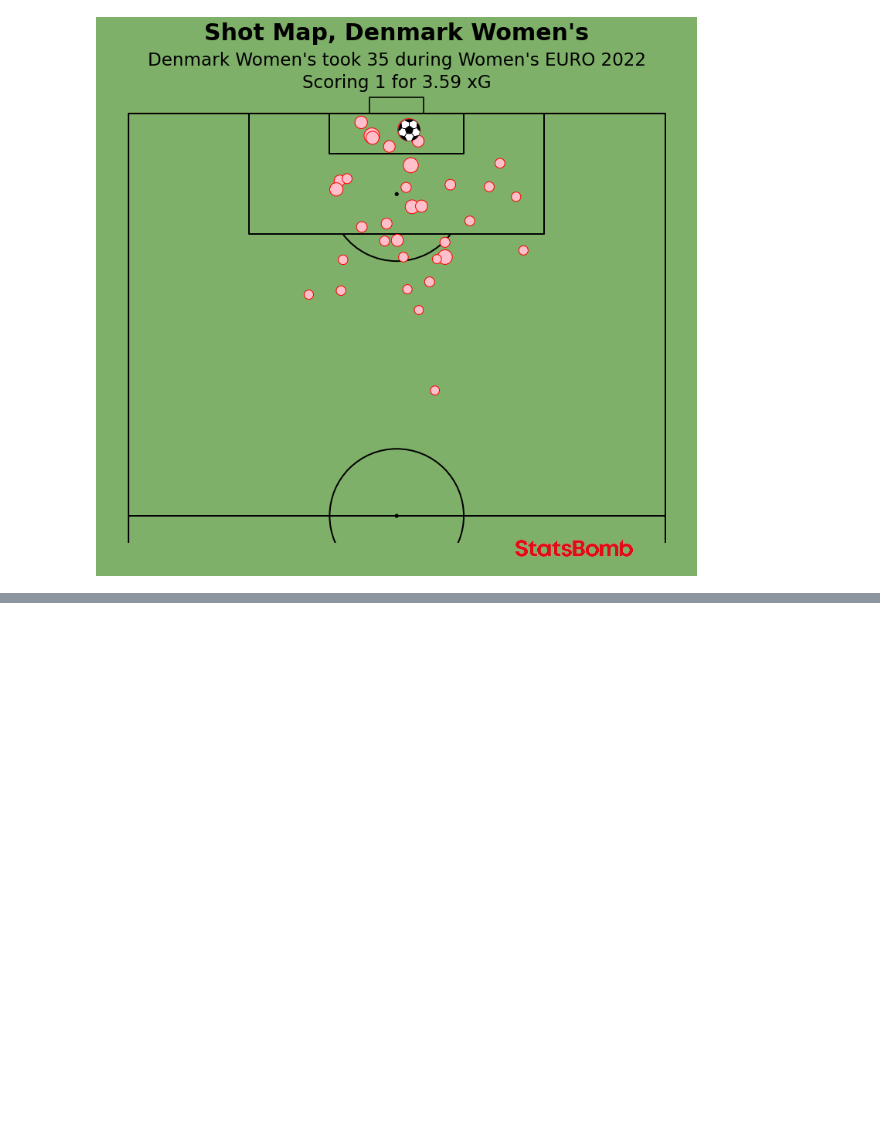
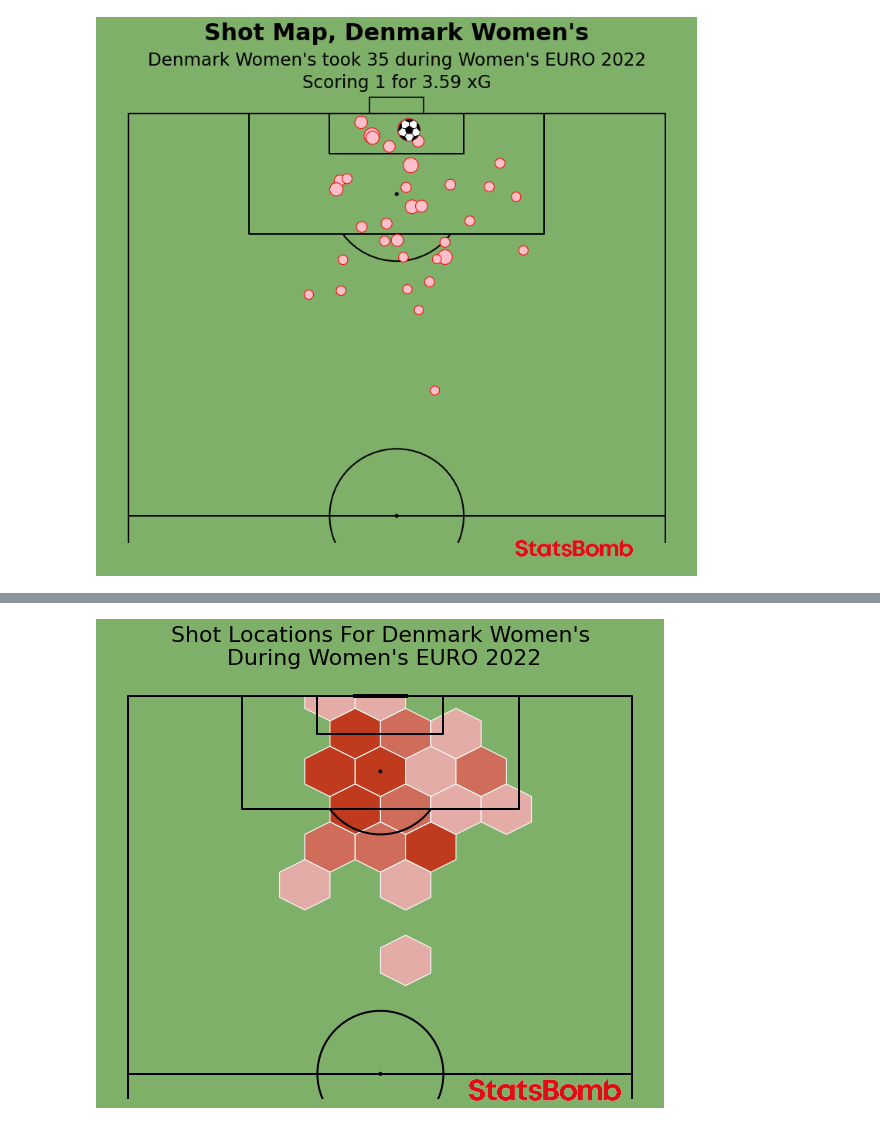
Before and after one commit to AugustSteff/Data-Analysis-in-football, a Jupyter notebook: Womens_euro_2022_analysis/all_denmarks_matches/Denmark All Matches W Euro 2022.ipynb, the cells around one changed output, grey strips where cells are left out. Cells and saved outputs as stored; diff of their text form; code cells hidden in the pictures; blank space fills up the shorter version.

```diff
--- a/Womens_euro_2022_analysis/all_denmarks_matches/Denmark All Matches W Euro 2022.ipynb
+++ b/Womens_euro_2022_analysis/all_denmarks_matches/Denmark All Matches W Euro 2022.ipynb
@@ -144,3 +166,21 @@ Text(0.5, 0.6, "Most of Denmark Women's where from within the box")
+# %%
+pitch = VerticalPitch(line_color='#000009',half=True, line_zorder=2, pitch_color=pitchColor)
+fig, ax = pitch.draw(figsize=(8, 10))
+fig.set_facecolor(pitchColor)
+
+hexmap = pitch.hexbin(shots.x, shots.y, ax=ax, edgecolors='#f4f4f4',
+                      gridsize=(10, 10), cmap=flamingo_cmap)
+
+ax.set_title(f"Shot Locations For {teamName}\n During {tournament}",
+             fontsize=22, color=textColor)
+
+ax3 = fig.add_axes([0.65, 0.20, 0.27, 0.03])
+ax3.axis('off')
+ax3.imshow(im)
+
+#plt.savefig(f'viz/Shot Locations for {teamName} In {tournament}, Hexgrid', dpi=300, bbox_inches='tight')
+# %% [output]
+[figure, added]
 # %%
 crosses = dfTeam[dfTeam["pass_cross"]== True]
 crosses = crosses[crosses["outcome_name"]!= "Incomplete"]
```
Also changed, not shown: parts of 13 cells of this notebook.
